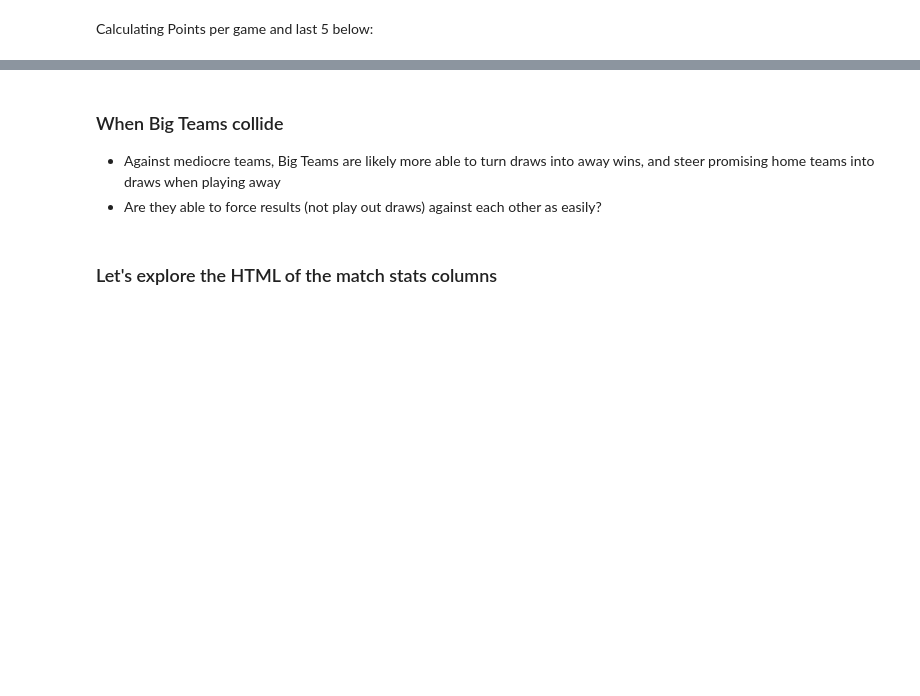
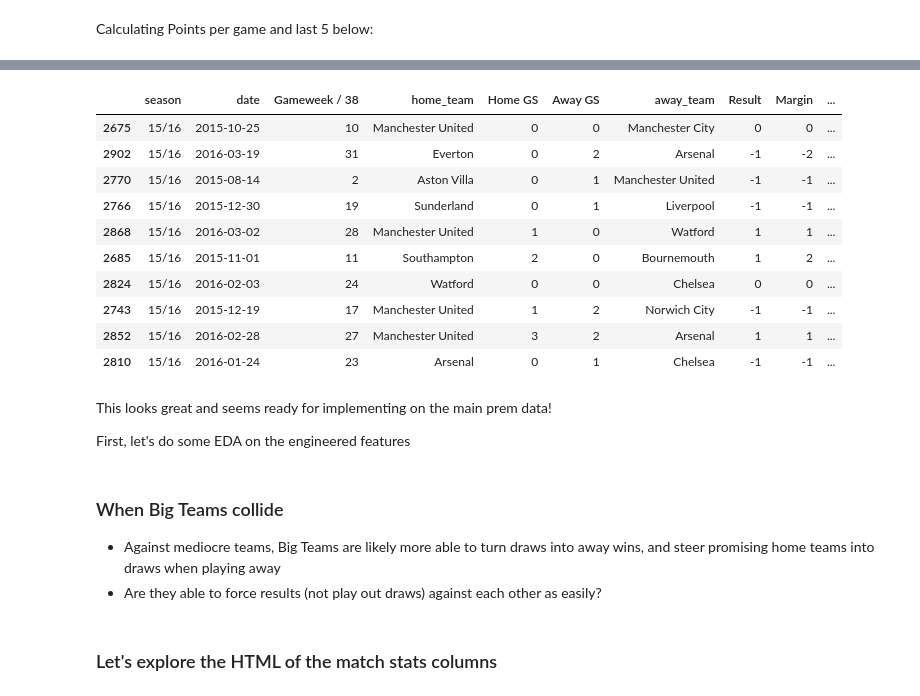
Before and after one commit to tjjdoherty/football-project-mvp, a Jupyter notebook: intro_clean_eda.ipynb, the cells around one changed output, grey strips where cells are left out. Cells and saved outputs as stored; diff of their text form; code cells hidden in the pictures; blank space fills up the shorter version.

```diff
--- a/intro_clean_eda.ipynb
+++ b/intro_clean_eda.ipynb
@@ -1130,3 +1145,21 @@ Name: count, dtype: int64
+# %%
+prem_trial.sample(10)
+# %% [output]
+|  | season | date | Gameweek / 38 | home_team | Home GS | Away GS | away_team | Result | Margin | ... |
+| 2675 | 15/16 | 2015-10-25 | 10 | Manchester United | 0 | 0 | Manchester City | 0 | 0 | ... |
+| 2902 | 15/16 | 2016-03-19 | 31 | Everton | 0 | 2 | Arsenal | -1 | -2 | ... |
+| 2770 | 15/16 | 2015-08-14 | 2 | Aston Villa | 0 | 1 | Manchester United | -1 | -1 | ... |
+| 2766 | 15/16 | 2015-12-30 | 19 | Sunderland | 0 | 1 | Liverpool | -1 | -1 | ... |
+| 2868 | 15/16 | 2016-03-02 | 28 | Manchester United | 1 | 0 | Watford | 1 | 1 | ... |
+| 2685 | 15/16 | 2015-11-01 | 11 | Southampton | 2 | 0 | Bournemouth | 1 | 2 | ... |
+| 2824 | 15/16 | 2016-02-03 | 24 | Watford | 0 | 0 | Chelsea | 0 | 0 | ... |
+| 2743 | 15/16 | 2015-12-19 | 17 | Manchester United | 1 | 2 | Norwich City | -1 | -1 | ... |
+| 2852 | 15/16 | 2016-02-28 | 27 | Manchester United | 3 | 2 | Arsenal | 1 | 1 | ... |
+| 2810 | 15/16 | 2016-01-24 | 23 | Arsenal | 0 | 1 | Chelsea | -1 | -1 | ... |
+# %% [markdown]
+This looks great and seems ready for implementing on the main prem data!
+
+First, let's do some EDA on the engineered features
 # %% [markdown]
 ### When Big Teams collide
 - Against mediocre teams, Big Teams are likely more able to turn draws into away wins, and steer promising home teams into draws when playing away
```
Also changed, not shown: parts of 20 cells of this notebook.
